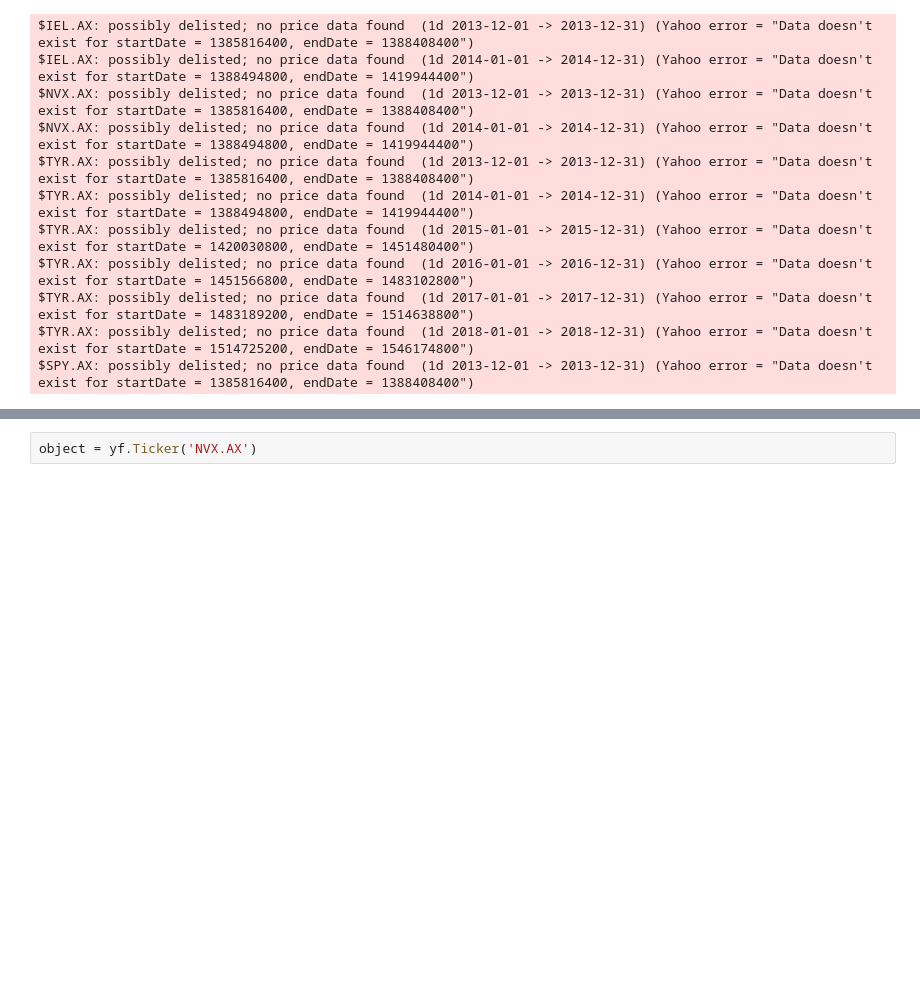
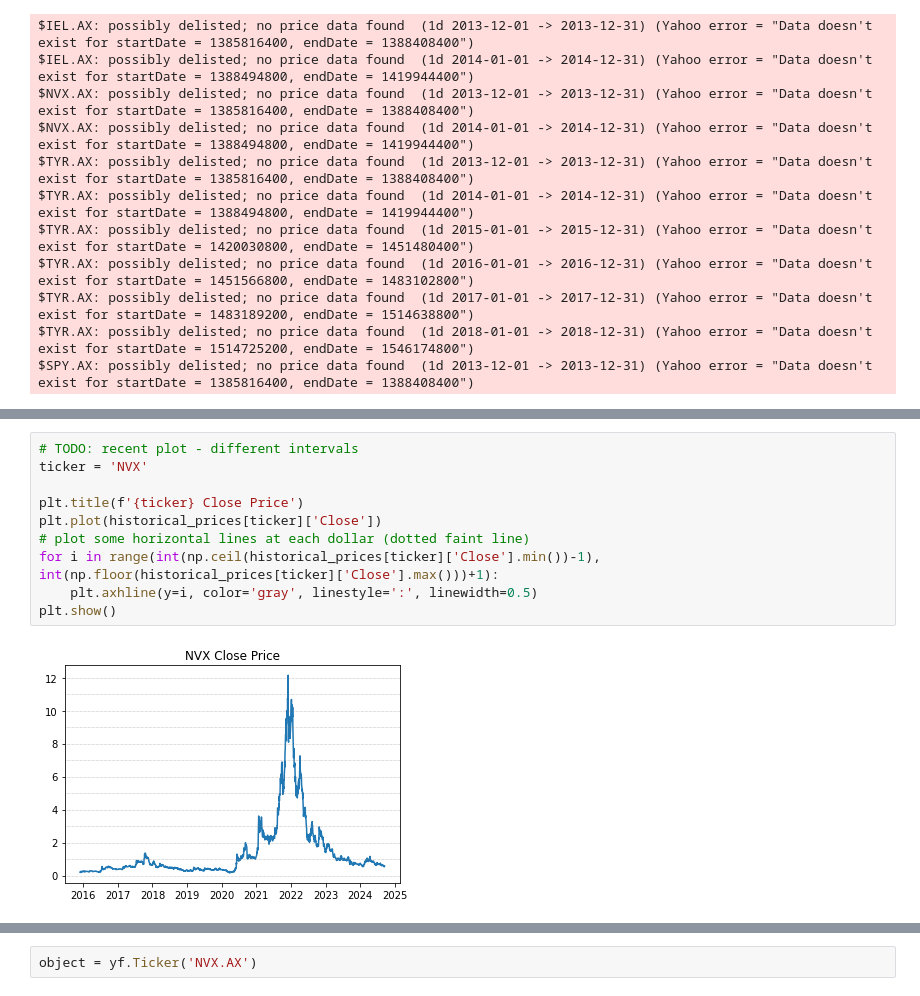
Before and after one commit to TGChenZP/HuangPu_EquityResearchPlatform, a Jupyter notebook: analysis.ipynb, the cells around one changed output, grey strips where cells are left out. Saved outputs shown, nothing was run; the diff lists cells and outputs as text; blank space fills up the shorter version.

Commit message:
update: recent work

```diff
--- a/analysis.ipynb
+++ b/analysis.ipynb
@@ -175,0 +261,12 @@ price_df = yf.Ticker('NVX.AX').history(
+# %%
+# TODO: recent plot - different intervals
+ticker = 'NVX'
+
+plt.title(f'{ticker} Close Price')
+plt.plot(historical_prices[ticker]['Close'])
+# plot some horizontal lines at each dollar (dotted faint line)
+for i in range(int(np.ceil(historical_prices[ticker]['Close'].min())-1), int(np.floor(historical_prices[ticker]['Close'].max()))+1):
+    plt.axhline(y=i, color='gray', linestyle=':', linewidth=0.5)
+plt.show()
+# %% [output]
+[figure, added]
```
Also changed, not shown: parts of 31 cells of this notebook, 3 other files.
